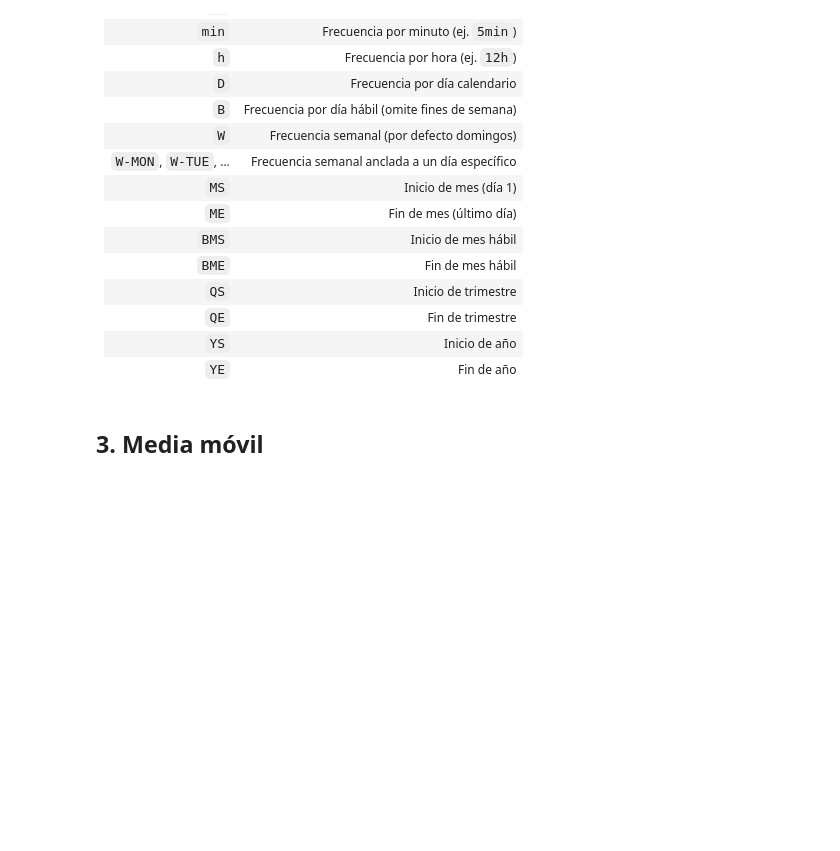
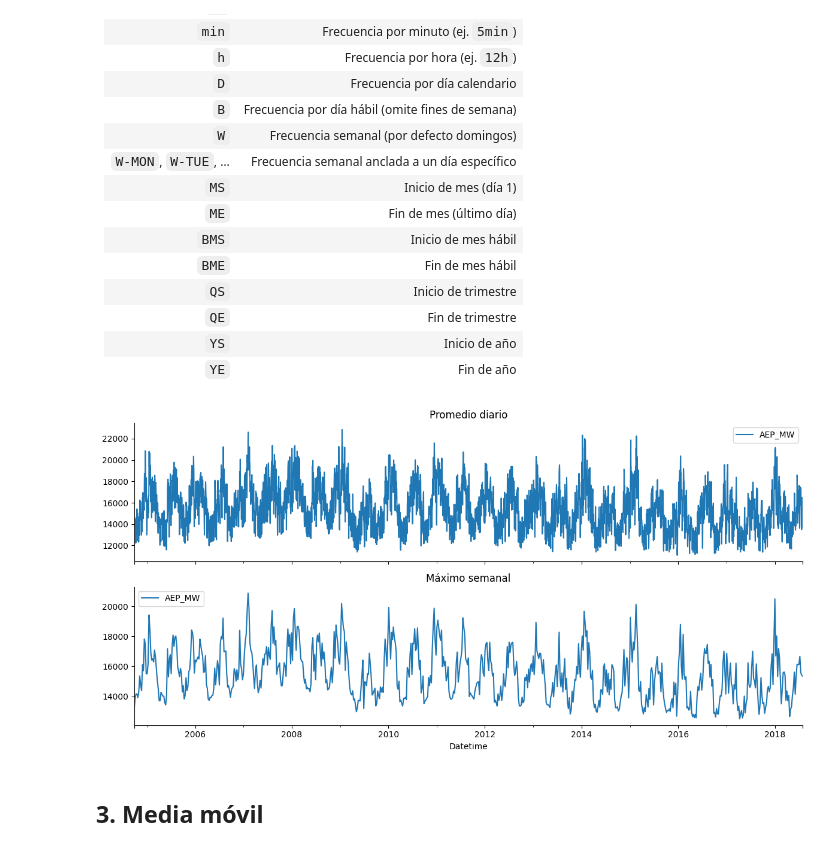
Before and after one commit to CatherineCabreraTT24/S16-SeriesTemporales, a Jupyter notebook: Webinar_1/01_fundamentos_student_version.ipynb, the cells around one changed output. Cells and saved outputs as stored; diff of their text form; code cells hidden in the pictures; blank space fills up the shorter version.

```diff
--- a/Webinar_1/01_fundamentos_student_version.ipynb
+++ b/Webinar_1/01_fundamentos_student_version.ipynb
@@ -44,12 +58,14 @@ df.index.is_monotonic_increasing
 | `YS` | Inicio de año |
 | `YE` | Fin de año |
 # %%
-daily  = #realiza el remuestreo diario con la media
-weekly = #realiza el remuestreo semanal con el máximo
+daily  = df.resample("D").mean()
+weekly = df.resample("W").mean()
 
 fig, axes = plt.subplots(2, 1, figsize=(12, 6), sharex=True)
 daily.plot(ax=axes[0], title="Promedio diario")
 weekly.plot(ax=axes[1], title="Máximo semanal")
 plt.tight_layout()
+# %% [output]
+[figure, added]
 # %% [markdown]
 ## 3. Media móvil
```
Also changed, not shown: parts of 10 cells of this notebook, 4 other files.
